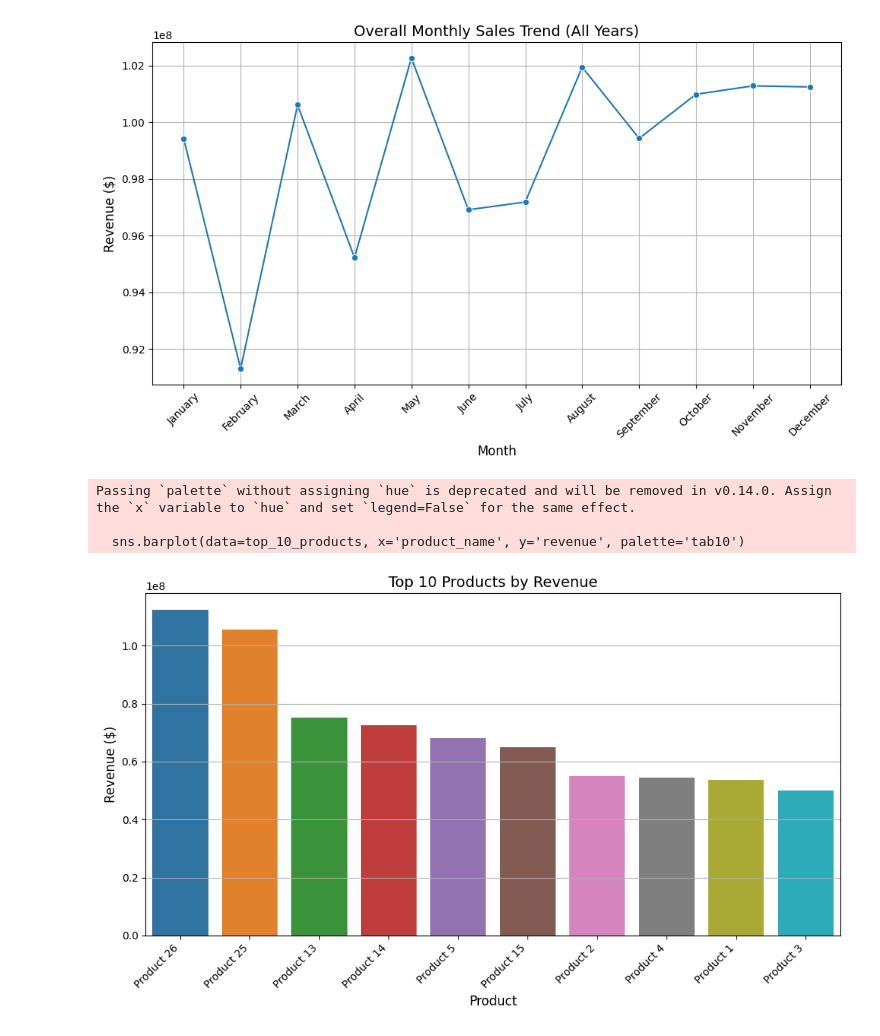
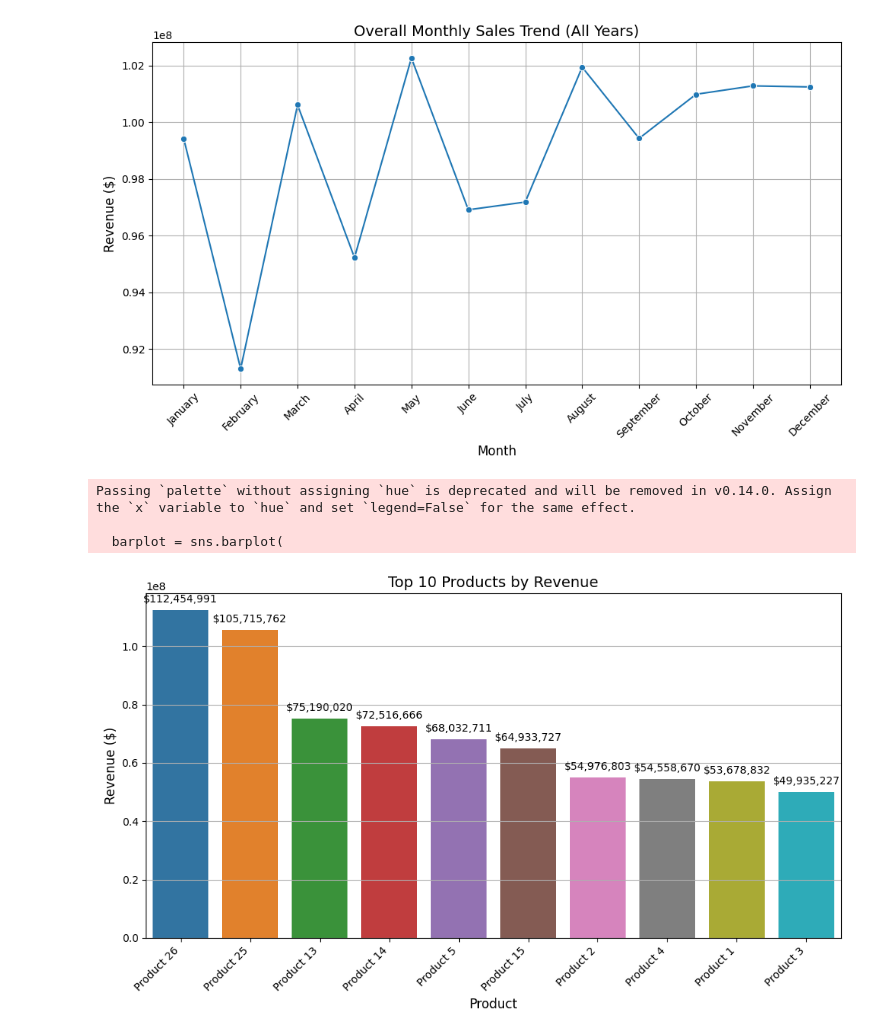
Before and after one commit to Madaranga/flipkart-regional-sales-analysis, a Jupyter notebook: FlipKarttt_Regional_Sales_Analysis.ipynb, the cells around one changed output. Saved outputs shown, nothing was run; the diff lists cells and outputs as text; code cells hidden in the pictures.

Commit message:
Plot the Top10 Products by Revenue and Bottom 10 Products by Revenue

```diff
--- a/FlipKarttt_Regional_Sales_Analysis.ipynb
+++ b/FlipKarttt_Regional_Sales_Analysis.ipynb
@@ -546,25 +546,38 @@ See the caveats in the documentation: https://pandas.pydata.org/pandas-docs/stab
   df_new['month']= df_new['order_date'].dt.strftime('%B')
 [figure]
 # %%
-product_revenue = df_new.groupby('product_name')['revenue' ].sum().reset_index()
+product_revenue = df_new.groupby('product_name')['revenue'].sum().reset_index()
 
 # Get top 10 products by revenue
 top_10_products = product_revenue.sort_values(by='revenue', ascending=False).head(10)
 
 # Create the bar chart
-plt.figure(figsize=(10, 6))
-sns.barplot(data=top_10_products, x='product_name', y='revenue', palette='tab10')
+plt.figure(figsize=(10,6))
+barplot = sns.barplot(
+    data=top_10_products,
+    x='product_name',
+    y='revenue',
+    palette='tab10'
+)
+
+# Add labels on top of each bar
+for p in barplot.patches:
+  barplot.annotate(f'${p.get_height():,.0f}',
+   (p.get_x()+p.get_width()/2.,p.get_height()),
+                   ha='center', va='bottom', fontsize=10, color='black',
+                   xytext=(0, 5), textcoords='offset points')
+
 plt.title('Top 10 Products by Revenue', fontsize=14)
 plt.xlabel('Product', fontsize=12)
 plt.ylabel('Revenue ($)', fontsize=12)
 plt.xticks(rotation=45, ha='right')
 plt.grid(True, axis='y')
 plt.tight_layout()
 
 # Show the plot
 plt.show()
 # %% [output]
 Passing `palette` without assigning `hue` is deprecated and will be removed in v0.14.0. Assign the `x` variable to `hue` and set `legend=False` for the same effect.
 
-  sns.barplot(data=top_10_products, x='product_name', y='revenue', palette='tab10')
+  barplot = sns.barplot(
-[figure, old version]
+[figure, new version]
```
Also changed, not shown: parts of 1 cell of this notebook.
